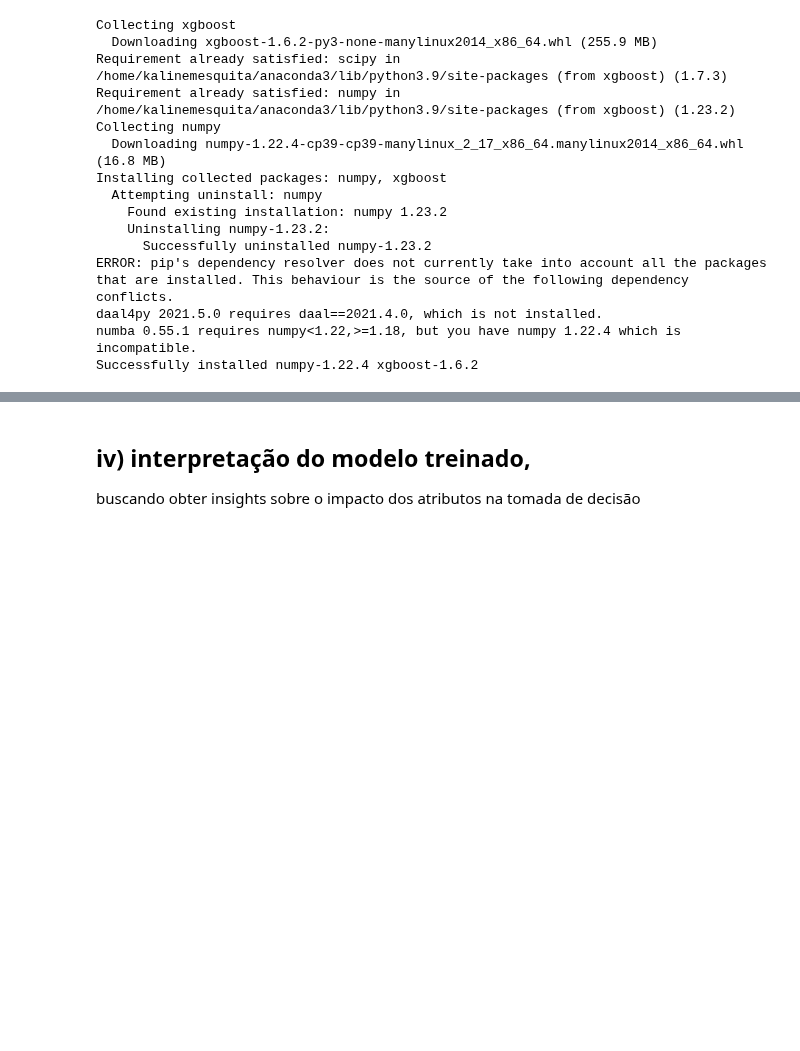
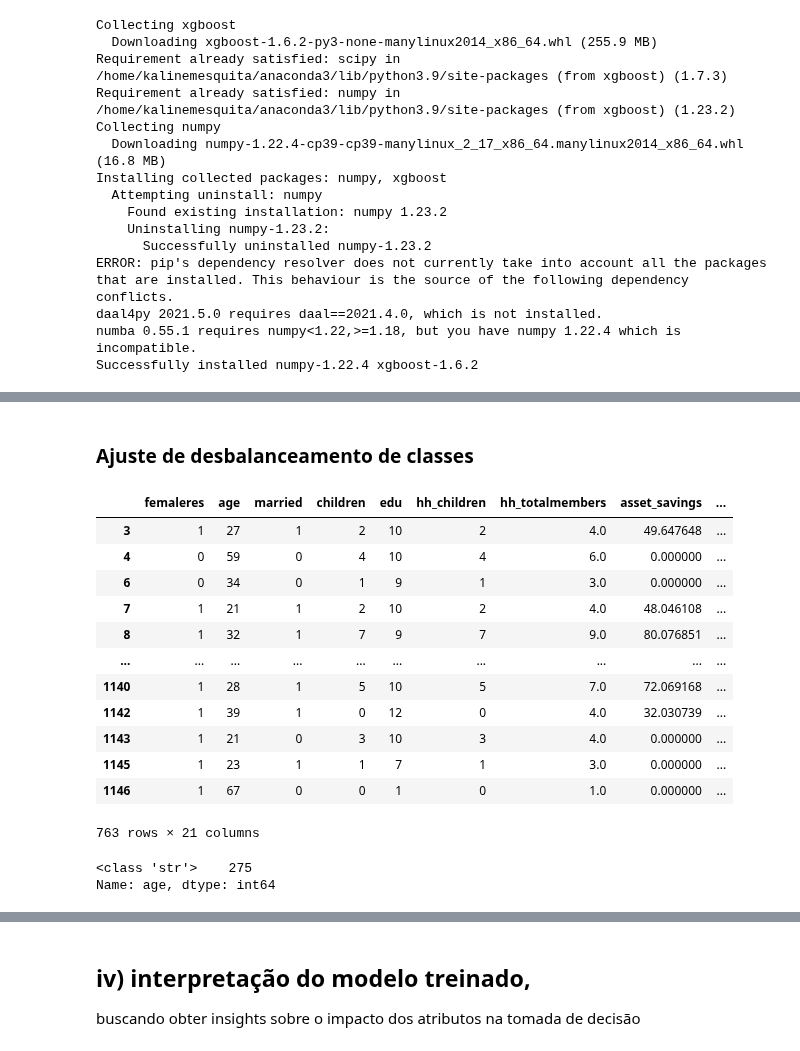
Before and after one commit to kaline/TrabalhoFinalML, a Jupyter notebook: dataset.ipynb, the cells around one changed output, grey strips where cells are left out. Saved outputs shown, nothing was run; the diff lists cells and outputs as text; code cells hidden in the pictures; blank space fills up the shorter version.

```diff
--- a/dataset.ipynb
+++ b/dataset.ipynb
@@ -743,0 +791,26 @@ colunas = X_train.columns
+# %% [markdown]
+### Ajuste de desbalanceamento de classes
+# %%
+df_depressed_dataset['age_Type'] = df_depressed_dataset['age'].apply(lambda x: type(x).__name__)
+df_depressed_dataset['age_Type']
+
+df_depressed_dataset
+# %% [output]
+|  | femaleres | age | married | children | edu | hh_children | hh_totalmembers | asset_savings | ... |
+| 3 | 1 | 27 | 1 | 2 | 10 | 2 | 4.0 | 49.647648 | ... |
+| 4 | 0 | 59 | 0 | 4 | 10 | 4 | 6.0 | 0.000000 | ... |
+| 6 | 0 | 34 | 0 | 1 | 9 | 1 | 3.0 | 0.000000 | ... |
+| 7 | 1 | 21 | 1 | 2 | 10 | 2 | 4.0 | 48.046108 | ... |
+| 8 | 1 | 32 | 1 | 7 | 9 | 7 | 9.0 | 80.076851 | ... |
+| ... | ... | ... | ... | ... | ... | ... | ... | ... | ... |
+| 1140 | 1 | 28 | 1 | 5 | 10 | 5 | 7.0 | 72.069168 | ... |
+| 1142 | 1 | 39 | 1 | 0 | 12 | 0 | 4.0 | 32.030739 | ... |
+| 1143 | 1 | 21 | 0 | 3 | 10 | 3 | 4.0 | 0.000000 | ... |
+| 1145 | 1 | 23 | 1 | 1 | 7 | 1 | 3.0 | 0.000000 | ... |
+| 1146 | 1 | 67 | 0 | 0 | 1 | 0 | 1.0 | 0.000000 | ... |
+763 rows × 21 columns
+# %%
+df['age'].apply(type).value_counts()
+# %% [output]
+<class 'str'>    275
+Name: age, dtype: int64
```
Also changed, not shown: parts of 8 cells of this notebook.
